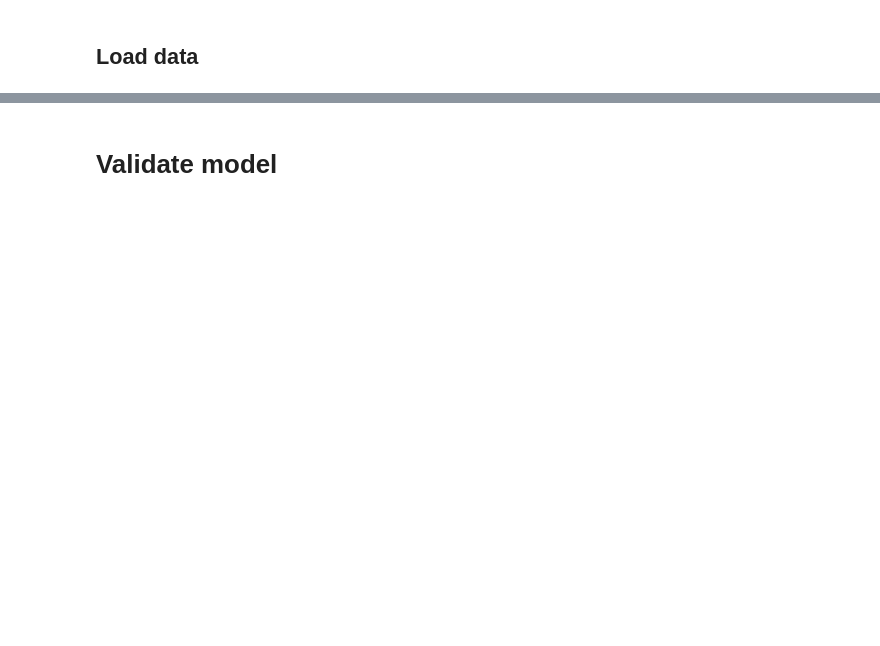
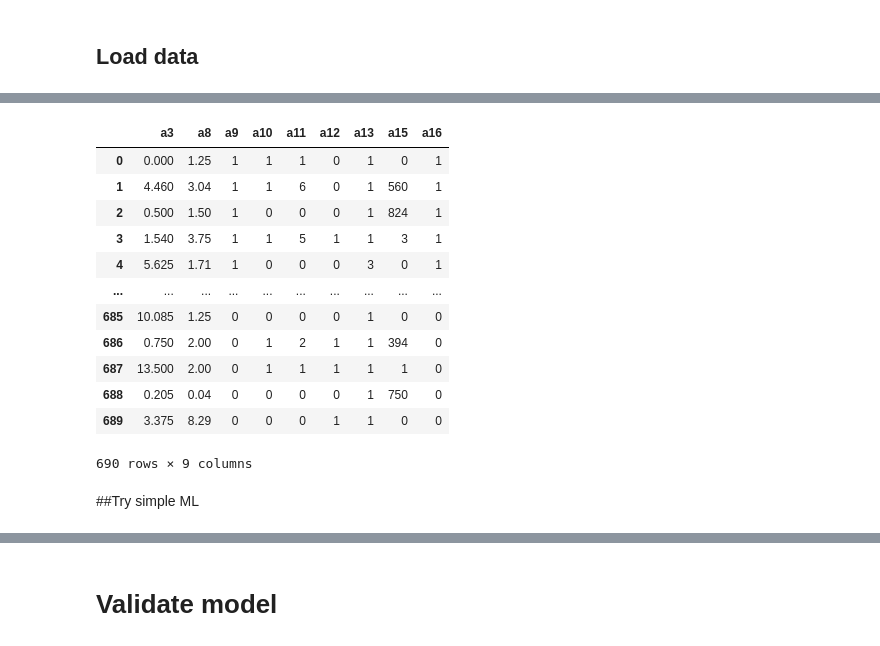
Before and after one commit to ThunchanokChai/DPDM2023, a Jupyter notebook: Classification_HW6.ipynb, the cells around one changed output, grey strips where cells are left out. Saved outputs shown, nothing was run; the diff lists cells and outputs as text; code cells hidden in the pictures; blank space fills up the shorter version.

```diff
--- a/Classification_HW6.ipynb
+++ b/Classification_HW6.ipynb
@@ -59,0 +54,6 @@ KNeighborsClassifier(algorithm='auto', leaf_size=30, metric='minkowski',
+# %%
+col_name = ['a1','a2','a3','a4','a5','a6','a7','a8','a9','a10','a11','a12','a13','a14','a15','a16']
+# %%
+credit = pd.read_csv('/content/drive/MyDrive/DPDM23_DATA/crx.data', header = None, names=col_name) # (1) Set header = None  ### ไม่มีชื่อ Cloums / หัวตาราง
+print(credit.shape)
+credit.head()
@@ -59,0 +68,2 @@ KNeighborsClassifier(algorithm='auto', leaf_size=30, metric='minkowski',
+# %%
+credit = credit[['a3','a8','a9','a10','a11','a12','a13','a15','a16']]
@@ -59,0 +83,20 @@ KNeighborsClassifier(algorithm='auto', leaf_size=30, metric='minkowski',
+# %%
+credit = credit.replace({'t':1,'f':0,'g':1,'p':2,'s':3,'+':1,'-':0})
+# %%
+credit
+# %% [output]
+|  | a3 | a8 | a9 | a10 | a11 | a12 | a13 | a15 | a16 |
+| 0 | 0.000 | 1.25 | 1 | 1 | 1 | 0 | 1 | 0 | 1 |
+| 1 | 4.460 | 3.04 | 1 | 1 | 6 | 0 | 1 | 560 | 1 |
+| 2 | 0.500 | 1.50 | 1 | 0 | 0 | 0 | 1 | 824 | 1 |
+| 3 | 1.540 | 3.75 | 1 | 1 | 5 | 1 | 1 | 3 | 1 |
+| 4 | 5.625 | 1.71 | 1 | 0 | 0 | 0 | 3 | 0 | 1 |
+| ... | ... | ... | ... | ... | ... | ... | ... | ... | ... |
+| 685 | 10.085 | 1.25 | 0 | 0 | 0 | 0 | 1 | 0 | 0 |
+| 686 | 0.750 | 2.00 | 0 | 1 | 2 | 1 | 1 | 394 | 0 |
+| 687 | 13.500 | 2.00 | 0 | 1 | 1 | 1 | 1 | 1 | 0 |
+| 688 | 0.205 | 0.04 | 0 | 0 | 0 | 0 | 1 | 750 | 0 |
+| 689 | 3.375 | 8.29 | 0 | 0 | 0 | 1 | 1 | 0 | 0 |
+690 rows × 9 columns
+# %% [markdown]
+##Try simple ML
```
Also changed, not shown: parts of 83 cells of this notebook.
